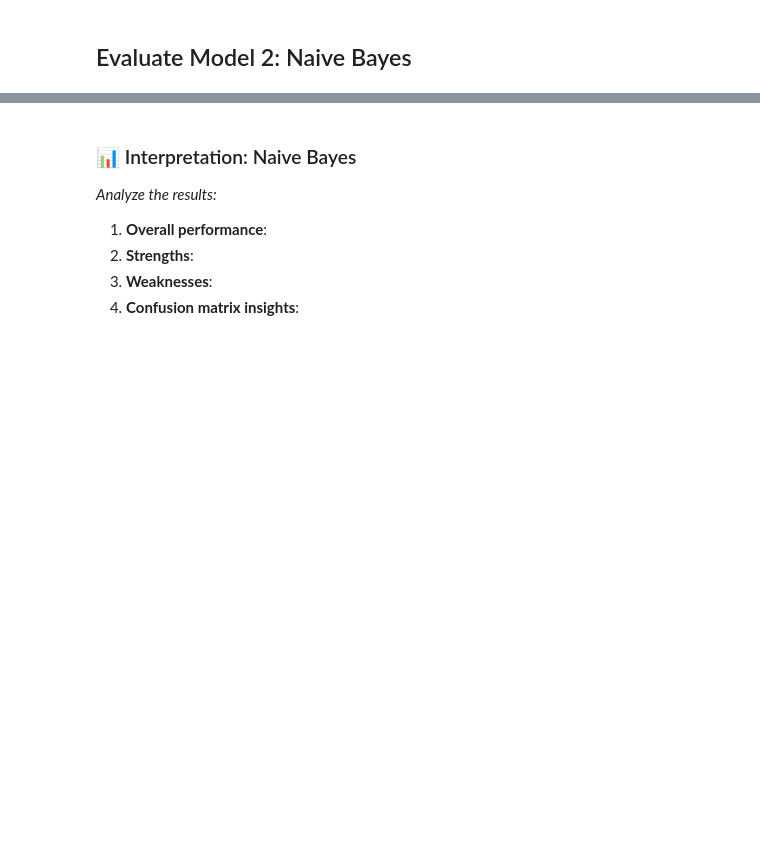
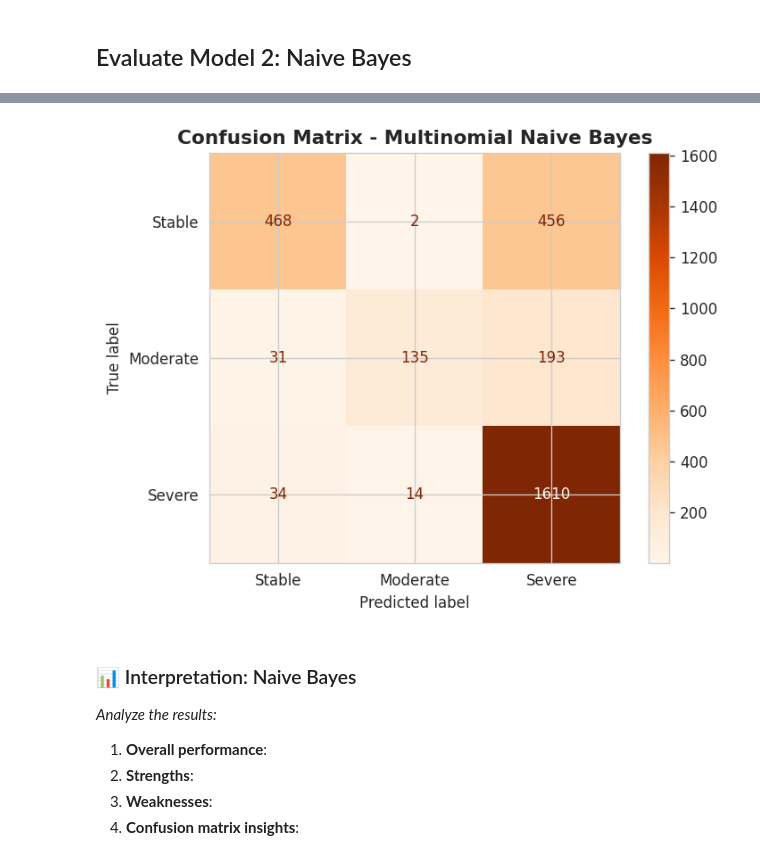
Before and after one commit to CeZa18/Cesar-Zaldivar-ML-ITAI1371, a Jupyter notebook: FP_MentalHelathSentimentAnalysis_CesarZaldivar.ipynb, the cells around one changed output, grey strips where cells are left out. Cells and saved outputs as stored; diff of their text form; code cells hidden in the pictures; blank space fills up the shorter version.

```diff
--- a/FP_MentalHelathSentimentAnalysis_CesarZaldivar.ipynb
+++ b/FP_MentalHelathSentimentAnalysis_CesarZaldivar.ipynb
@@ -825,11 +891,11 @@ print("✅ Model libraries imported!")
 # YOUR CODE HERE
 
 # Hint:
-# print("Training Multinomial Naive Bayes...")
-# start_time = time.time()
+print("Training Multinomial Naive Bayes...")
+start_time = time.time()
 
-# nb_model = MultinomialNB()
-# nb_model.fit(X_train_tfidf, y_train)
+nb_model = MultinomialNB()
+nb_model.fit(X_train_tfidf, y_train)
 
-# training_time = time.time() - start_time
-# print(f"✅ Training complete in {timedelta(seconds=int(training_time))}")
+training_time = time.time() - start_time
+print(f"✅ Training complete in {timedelta(seconds=int(training_time))}")
@@ -837,4 +906,6 @@ print("✅ Model libraries imported!")
 # Make predictions with Naive Bayes
 # YOUR CODE HERE
 
-# y_pred_nb = nb_model.predict(X_test_tfidf)
+y_pred_nb = nb_model.predict(X_test_tfidf)
+print(f"Predictions shape: {y_pred_nb.shape}")
+print(f"Sample predictions: {y_pred_nb[:10]}")
@@ -976,3 +1141,17 @@ print("✅ Evaluation metrics imported!")
+# %%
+# Plot confusion matrix for Naive Bayes
+# YOUR CODE HERE
+
+cm_nb = confusion_matrix(y_test, y_pred_nb, labels=labels)
+disp = ConfusionMatrixDisplay(confusion_matrix=cm_nb, display_labels=labels)
+disp.plot(cmap='Oranges', values_format='d')
+plt.title('Confusion Matrix - Multinomial Naive Bayes',
+          fontsize=13, fontweight='bold')
+plt.tight_layout()
+plt.savefig('cm_nb.png', bbox_inches='tight')
+plt.show()
+# %% [output]
+[figure, added]
 # %% [markdown]
 ### 📊 Interpretation: Naive Bayes
 
```
Also changed, not shown: parts of 23 cells of this notebook.
